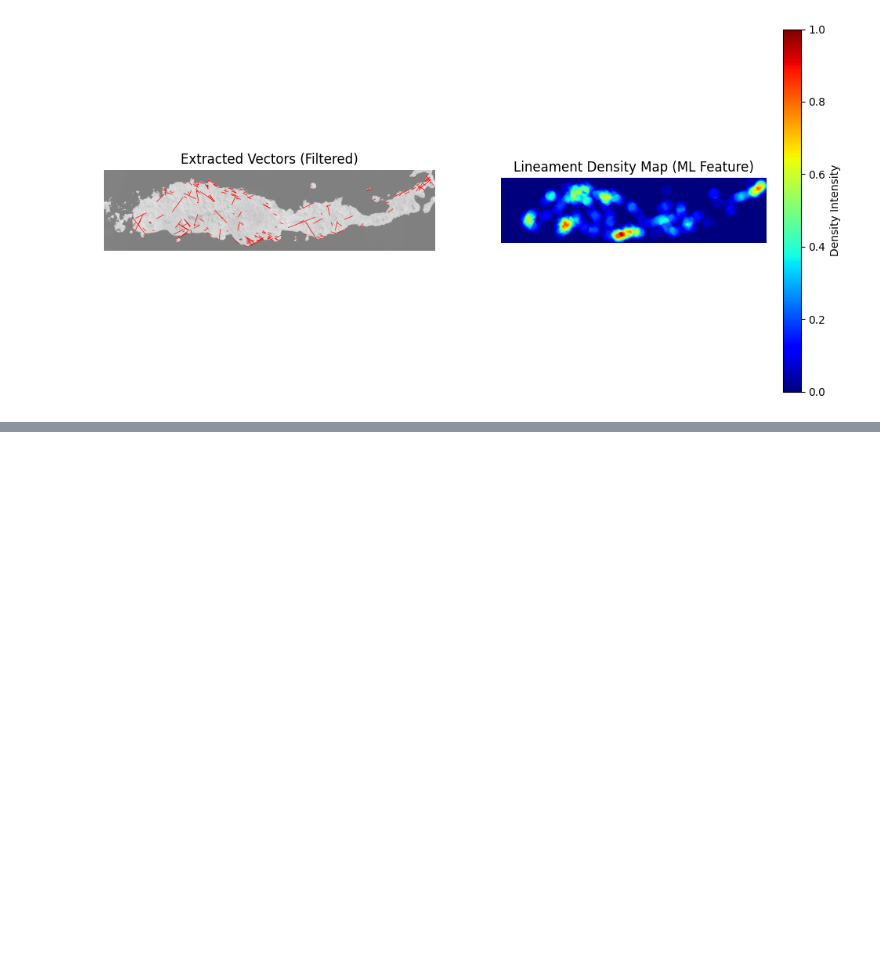
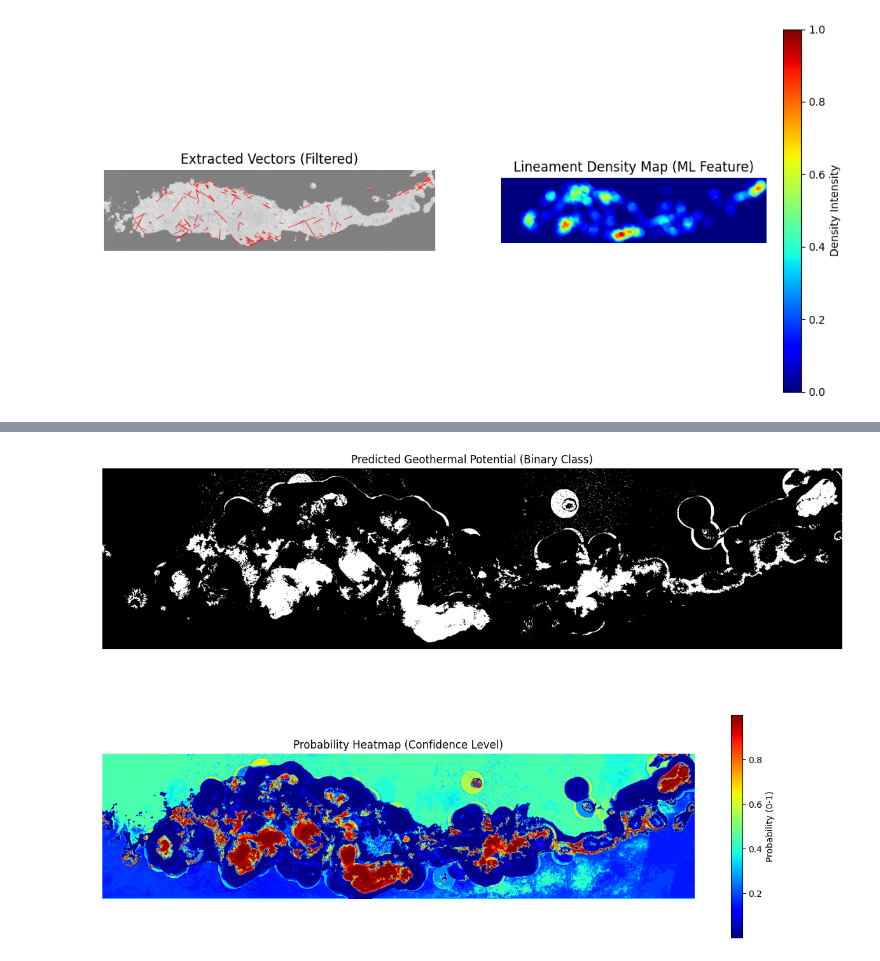
Before and after one commit to RakhmatSenoaji/TAGeothermal-Revamp, a Jupyter notebook: GeothermalRevamp.ipynb, the cells around one changed output, grey strips where cells are left out. Saved outputs shown, nothing was run; the diff lists cells and outputs as text; code cells hidden in the pictures; blank space fills up the shorter version.

```diff
--- a/GeothermalRevamp.ipynb
+++ b/GeothermalRevamp.ipynb
@@ -828,0 +989,20 @@ std             inf
+# %%
+# --- VISUALIZATION ---
+plt.figure(figsize=(15, 10))
+
+# Plot 1: Binary Prediction (Yes/No)
+plt.subplot(2, 1, 1)
+plt.title("Predicted Geothermal Potential (Binary Class)")
+plt.imshow(prediction_map, cmap='gray')
+plt.axis('off')
+
+# Plot 2: Probability Heatmap (The "Treasure Map")
+plt.subplot(2, 1, 2)
+plt.title("Probability Heatmap (Confidence Level)")
+plt.imshow(probability_map, cmap='jet')
+plt.colorbar(label="Probability (0-1)")
+plt.axis('off')
+
+plt.show()
+# %% [output]
+[figure, added]
```
Also changed, not shown: parts of 5 cells of this notebook.
